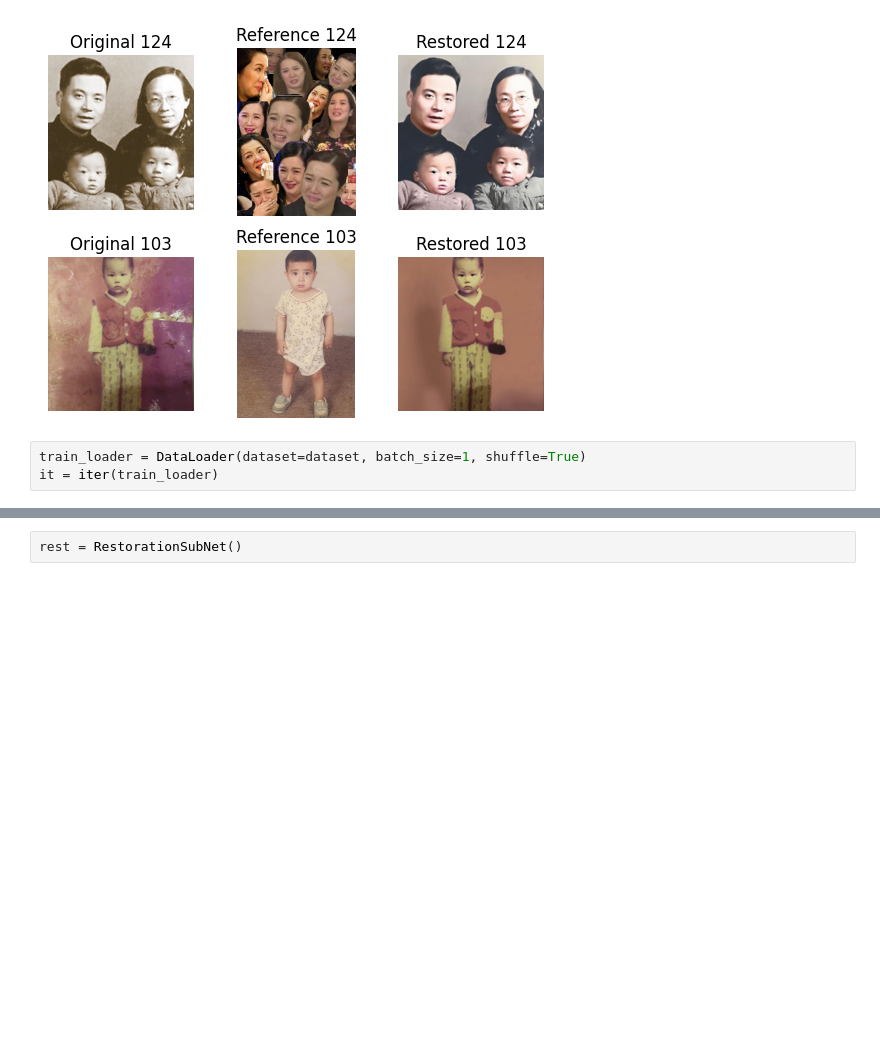
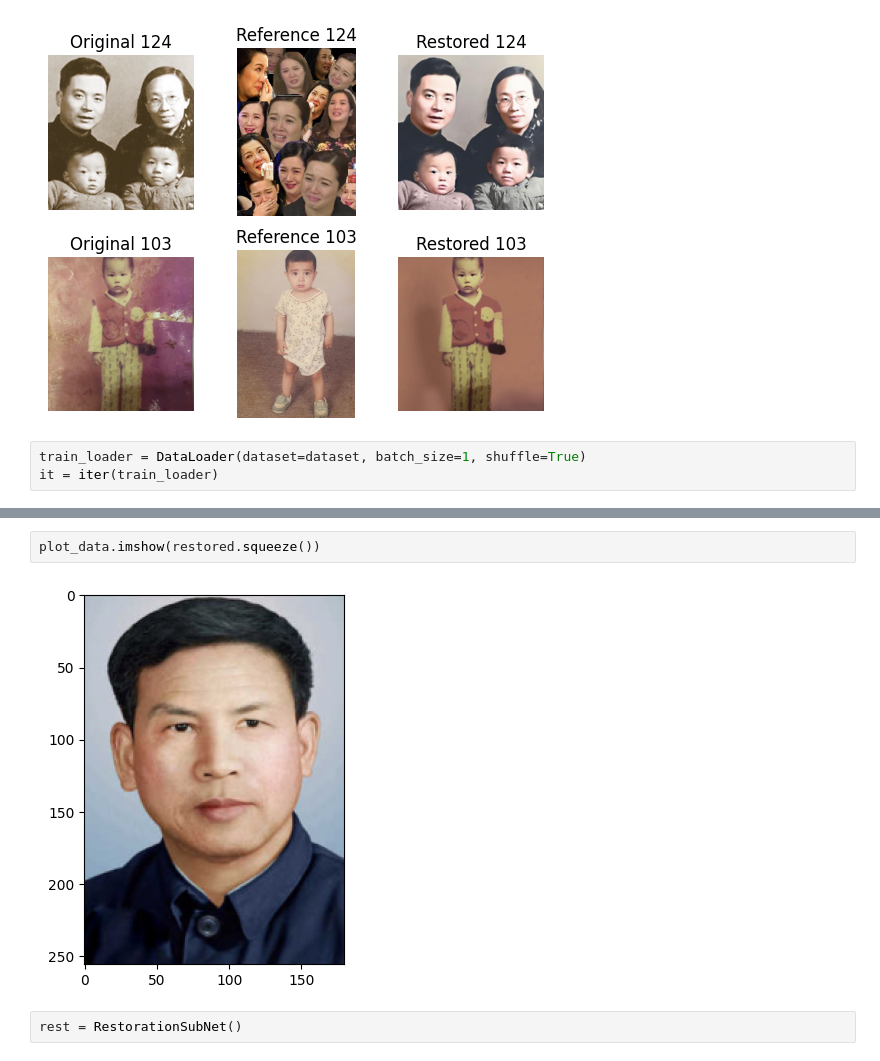
Before and after one commit to ValerioSpagnoli/Colorization-SuperResolution, a Jupyter notebook: notebook.ipynb, the cells around one changed output, grey strips where cells are left out. Cells and saved outputs as stored; diff of their text form; blank space fills up the shorter version.

```diff
--- a/notebook.ipynb
+++ b/notebook.ipynb
@@ -93,3 +123,7 @@ torch.Size([1, 3, 256, 198])
+# %%
+plot_data.imshow(restored.squeeze())
+# %% [output]
+[figure, added]
 # %%
 rest = RestorationSubNet()
 # %%
```
Also changed, not shown: parts of 6 cells of this notebook.
